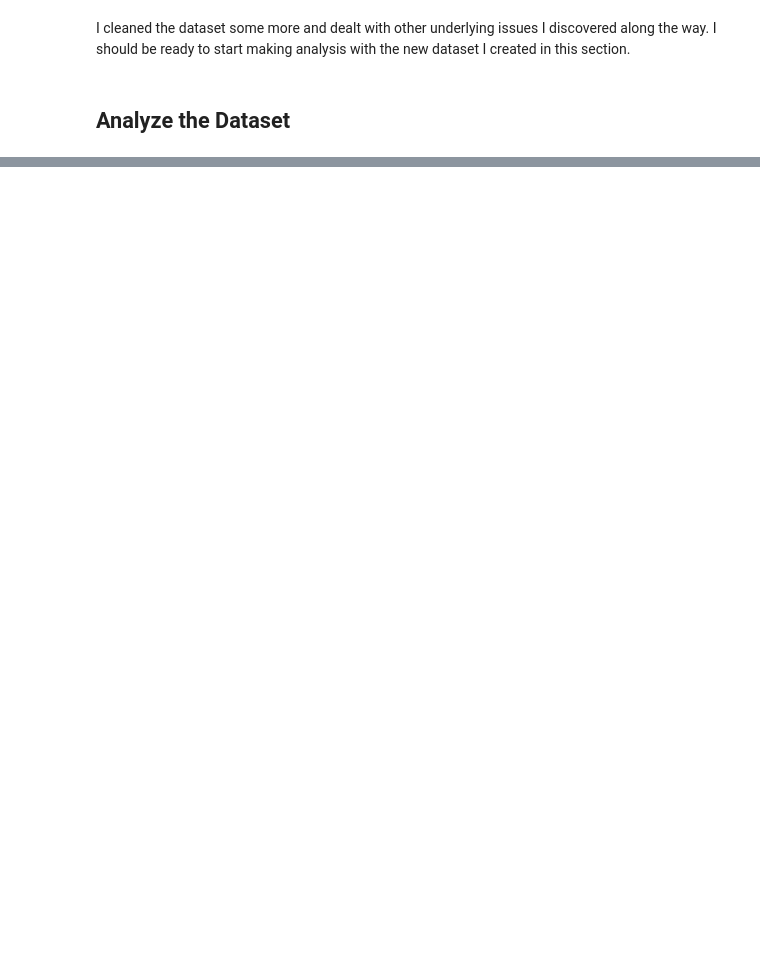
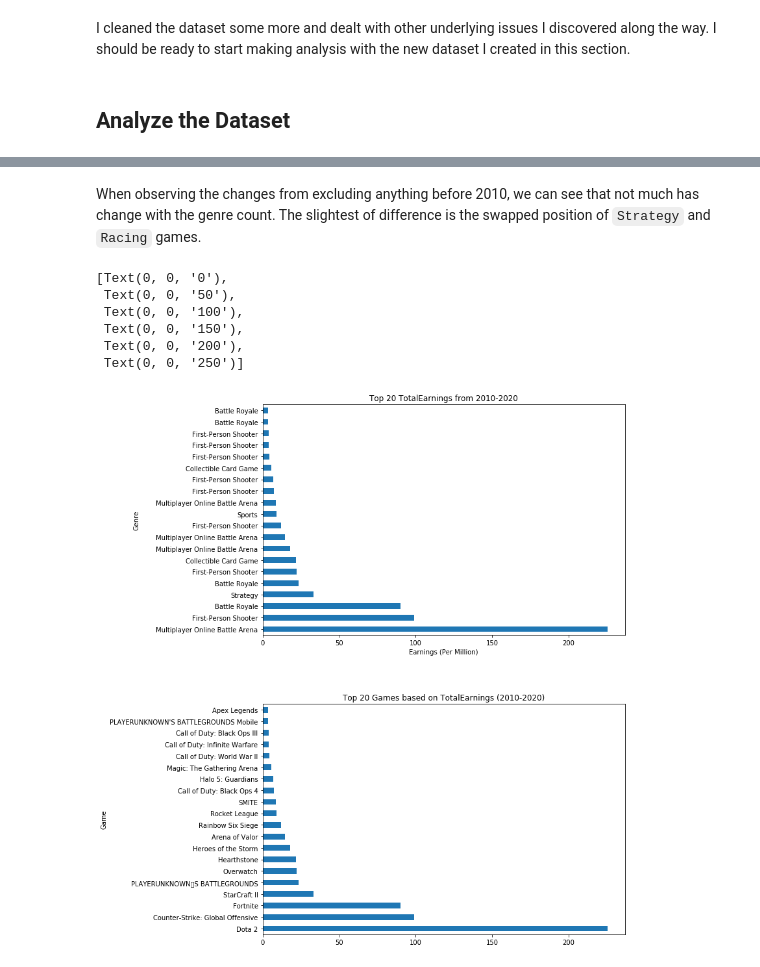
Before and after one commit to nrichyang/Esports-Earnings-Project, a Jupyter notebook: Exploring Earnings in Esports.ipynb, the cells around one changed output, grey strips where cells are left out. Drawn from its saved outputs; the diff is of its cells as text; code cells hidden in the pictures; blank space fills up the shorter version.

```diff
--- a/Exploring Earnings in Esports.ipynb
+++ b/Exploring Earnings in Esports.ipynb
@@ -311,0 +519,34 @@ I cleaned the dataset some more and dealt with other underlying issues I discove
+# %% [markdown]
+When observing the changes from excluding anything before 2010, we can see that not much has change with the genre count. The slightest of difference is the swapped position of `Strategy` and `Racing` games.
+# %%
+# Graph Top 20 TotalEarnings Genre
+fig2, (ax3, ax4) = plt.subplots(2,1, figsize=(20,10))
+fig2.subplots_adjust(hspace=.3)
+
+# Graph on ax3
+esports_sorted.iloc[0:20,:].plot(x='Genre', y='TotalEarnings', kind='barh', figsize=[10,15], legend=None, ax=ax3)
+ax3.set_title('Top 20 TotalEarnings from 2010-2020')
+
+# Adjust x,y labels
+ax3.set_xlabel('Earnings (Per Million)')
+ax3.set_ylabel('Genre', labelpad=25)
+ax3.set_xticklabels([0, 50, 100, 150, 200, 250])
+
+#Graph on ax4
+esports_sorted.iloc[0:20,:].plot(x='Game', y='TotalEarnings', kind='barh', figsize=[10,15], legend=None, ax=ax4)
+ax4.set_title('Top 20 Games based on TotalEarnings (2010-2020)')
+ax4.set_xticklabels([0, 50, 100, 150, 200, 250])
+
+
+# relabel the axis with new ticks and labels
+# ticks = [0, 50000000, 100000000, 150000000, 200000000, 250000000]
+# labels = [0, 50, 100, 150, 200, 250]
+# ax3.set_xticks(ticks, labels)
+# %% [output]
+[Text(0, 0, '0'),
+ Text(0, 0, '50'),
+ Text(0, 0, '100'),
+ Text(0, 0, '150'),
+ Text(0, 0, '200'),
+ Text(0, 0, '250')]
+[figure, added]
```
Also changed, not shown: parts of 31 cells of this notebook.
